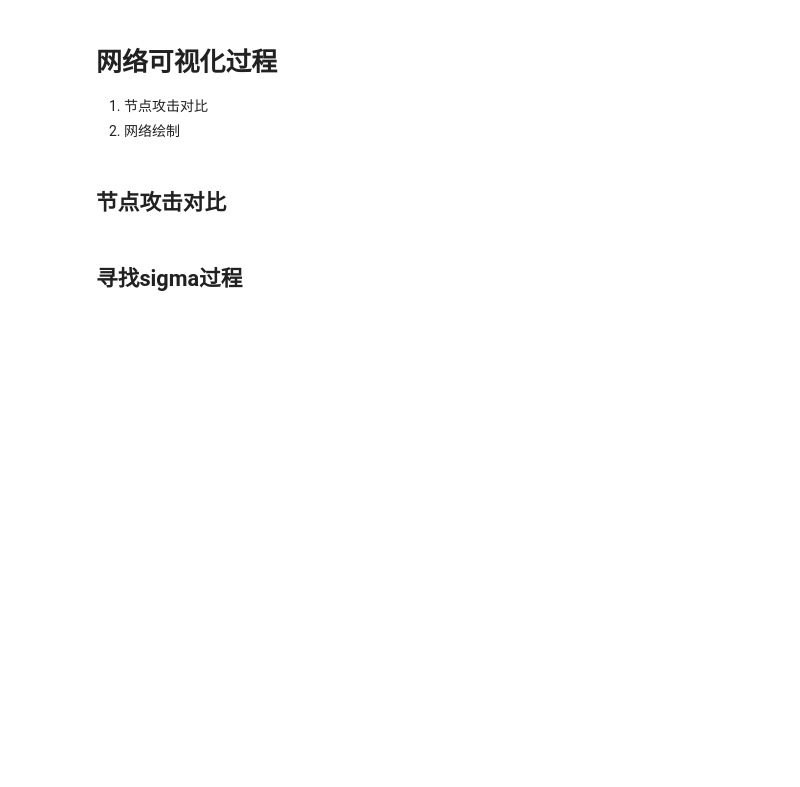
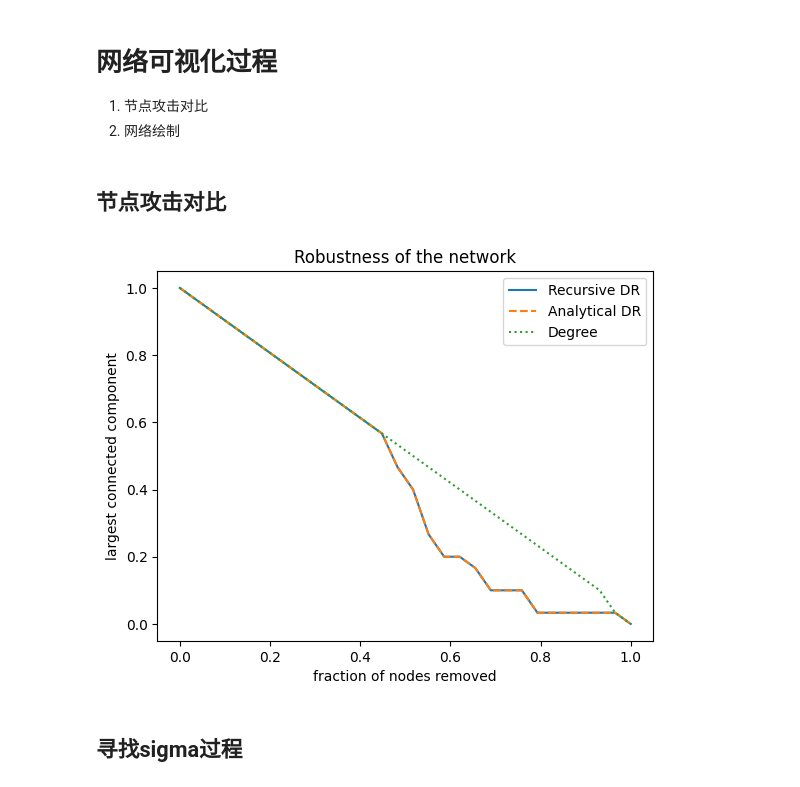
Before and after one commit to doctordragon666/DomiRank, a Jupyter notebook: document.ipynb, the cells around one changed output. Saved outputs shown, nothing was run; the diff lists cells and outputs as text; code cells hidden in the pictures; blank space fills up the shorter version.

```diff
--- a/document.ipynb
+++ b/document.ipynb
@@ -41,6 +56,14 @@ True
 # %%
 import drank as dr
 GAdj = nx.to_scipy_sparse_array(G)
+# 如果它是有向的（取决于链接的交互方式...）则翻转整个网络的方向
+if direct_flag:
+    GAdj = sp.sparse.csr_array(GAdj.T)
+
+# 计算矩阵特征值
 lambN = dr.find_eigenvaluen(GAdj, maxIter=500, dt=0.01, checkStep=25)
+print(f'\nThe found smallest eigenvalue was: lambda_N = {lambN}')
+
 sigma, sigmaArray = dr.optimal_sigman(GAdj, endVal=lambN)
+print(f'\n The optimal sigma was found to be: {sigma}')
 # %% [output]
@@ -98,18 +124,30 @@ print(analyticalDomiRankDistribution)
 # %%
 # generate the attack using the centrality (descending)
 ourDomiRankAttack = dr.generate_attack(ourDomiRankDistribution)
+analyticalDomiRankAttack = dr.generate_attack(analyticalDomiRankDistribution)
+degreeAttack = dr.generate_attack(
+    nx.degree_centrality(G))
 # attack the network and get the largest connected component evolution
 domiRankRobustness, domiRankLinks = dr.network_attack_sampled(
     GAdj, ourDomiRankAttack)
+domiRankRobustnessAnalytical, domiRankLinksAnalytical = dr.network_attack_sampled(
+    GAdj, analyticalDomiRankAttack)
+degreeRobustness, degreeLinks = dr.network_attack_sampled(
+    GAdj, degreeAttack)
 
 # generating the plot
 fig2 = plt.figure(2)
 ourRangeNew = np.linspace(0, 1, domiRankRobustness.shape[0])
+plt.title('Robustness of the network')
 plt.plot(ourRangeNew, domiRankRobustness, label='Recursive DR')
-plt.plot(ourRangeNew, domiRankLinks, label='Recursive DR Links')
+plt.plot(ourRangeNew, domiRankRobustnessAnalytical,
+         label='Analytical DR', linestyle='--')
+plt.plot(ourRangeNew, degreeRobustness, label='Degree', linestyle=':')
 plt.legend()
 plt.xlabel('fraction of nodes removed')
 plt.ylabel('largest connected component')
 plt.show()
+# %% [output]
+[figure, added]
 # %% [markdown]
 ## 寻找sigma过程
```
Also changed, not shown: parts of 9 cells of this notebook, 10 other files.
